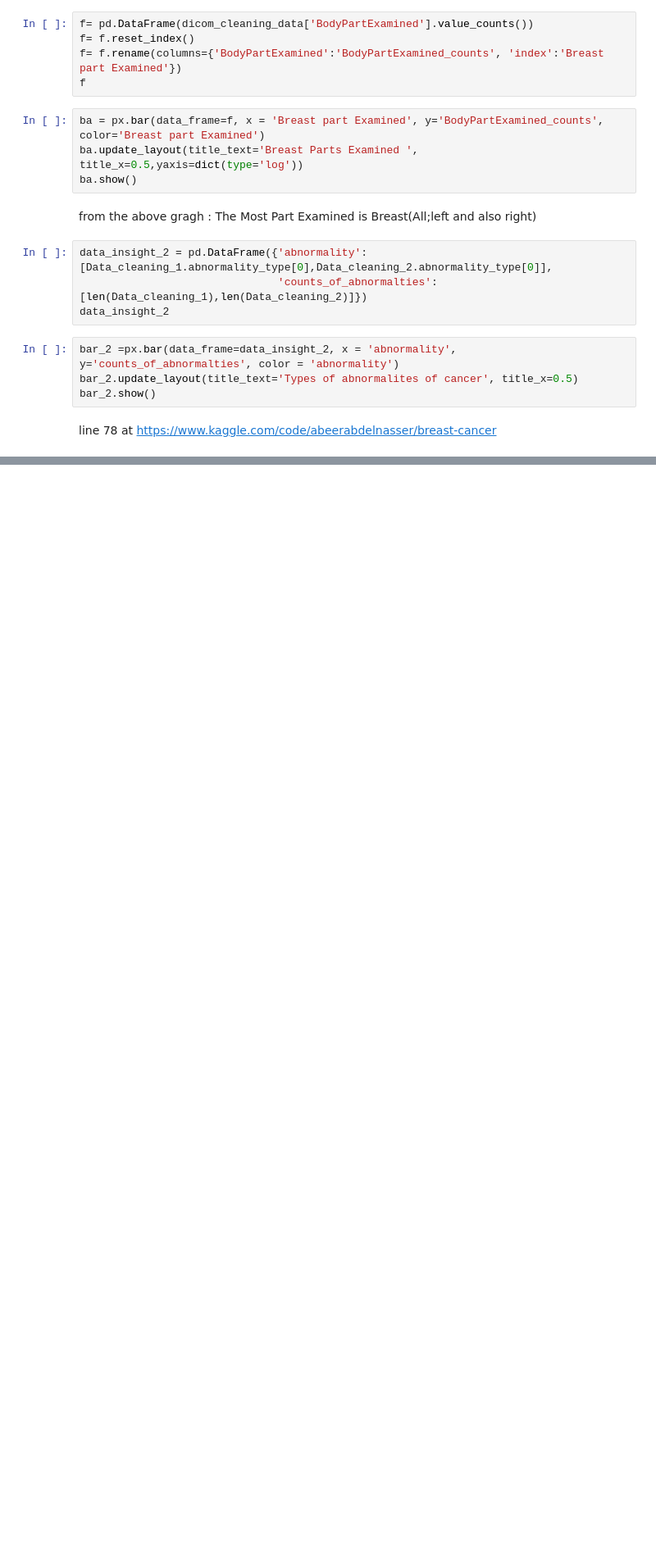
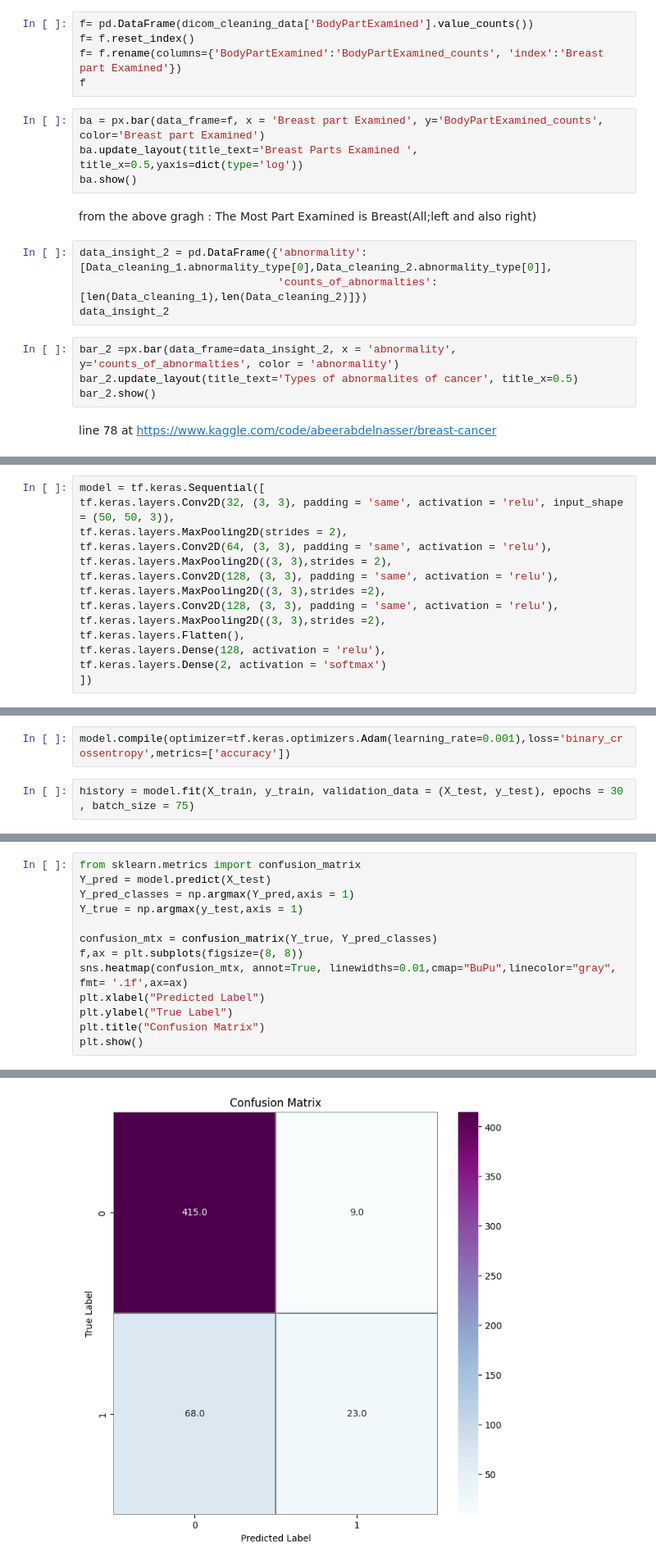
Before and after one commit to Vthanos/B.I.C, a Jupyter notebook: notebooks/classnet.ipynb, the cells around one changed output, grey strips where cells are left out. Shown at 82% size. Cells and saved outputs as stored; diff of their text form; blank space fills up the shorter version.

```diff
--- a/notebooks/classnet.ipynb
+++ b/notebooks/classnet.ipynb
@@ -395,0 +1499,14 @@ line 78 at https://www.kaggle.com/code/abeerabdelnasser/breast-cancer
+# %%
+model = tf.keras.Sequential([
+tf.keras.layers.Conv2D(32, (3, 3), padding = 'same', activation = 'relu', input_shape = (50, 50, 3)),
+tf.keras.layers.MaxPooling2D(strides = 2),
+tf.keras.layers.Conv2D(64, (3, 3), padding = 'same', activation = 'relu'),
+tf.keras.layers.MaxPooling2D((3, 3),strides = 2),
+tf.keras.layers.Conv2D(128, (3, 3), padding = 'same', activation = 'relu'),
+tf.keras.layers.MaxPooling2D((3, 3),strides =2),
+tf.keras.layers.Conv2D(128, (3, 3), padding = 'same', activation = 'relu'),
+tf.keras.layers.MaxPooling2D((3, 3),strides =2),
+tf.keras.layers.Flatten(),
+tf.keras.layers.Dense(128, activation = 'relu'),
+tf.keras.layers.Dense(2, activation = 'softmax')
+])
@@ -395,0 +1533,4 @@ line 78 at https://www.kaggle.com/code/abeerabdelnasser/breast-cancer
+# %%
+model.compile(optimizer=tf.keras.optimizers.Adam(learning_rate=0.001),loss='binary_crossentropy',metrics=['accuracy'])
+# %%
+history = model.fit(X_train, y_train, validation_data = (X_test, y_test), epochs = 30 , batch_size = 75)
@@ -395,0 +1560,14 @@ line 78 at https://www.kaggle.com/code/abeerabdelnasser/breast-cancer
+# %%
+from sklearn.metrics import confusion_matrix
+Y_pred = model.predict(X_test)
+Y_pred_classes = np.argmax(Y_pred,axis = 1)
+Y_true = np.argmax(y_test,axis = 1)
+
+confusion_mtx = confusion_matrix(Y_true, Y_pred_classes)
+f,ax = plt.subplots(figsize=(8, 8))
+sns.heatmap(confusion_mtx, annot=True, linewidths=0.01,cmap="BuPu",linecolor="gray", fmt= '.1f',ax=ax)
+plt.xlabel("Predicted Label")
+plt.ylabel("True Label")
+plt.title("Confusion Matrix")
+plt.show()
+# %% [output]
@@ -395,0 +1575 @@ line 78 at https://www.kaggle.com/code/abeerabdelnasser/breast-cancer
+[figure, added]
```
Also changed, not shown: parts of 210 cells of this notebook.
